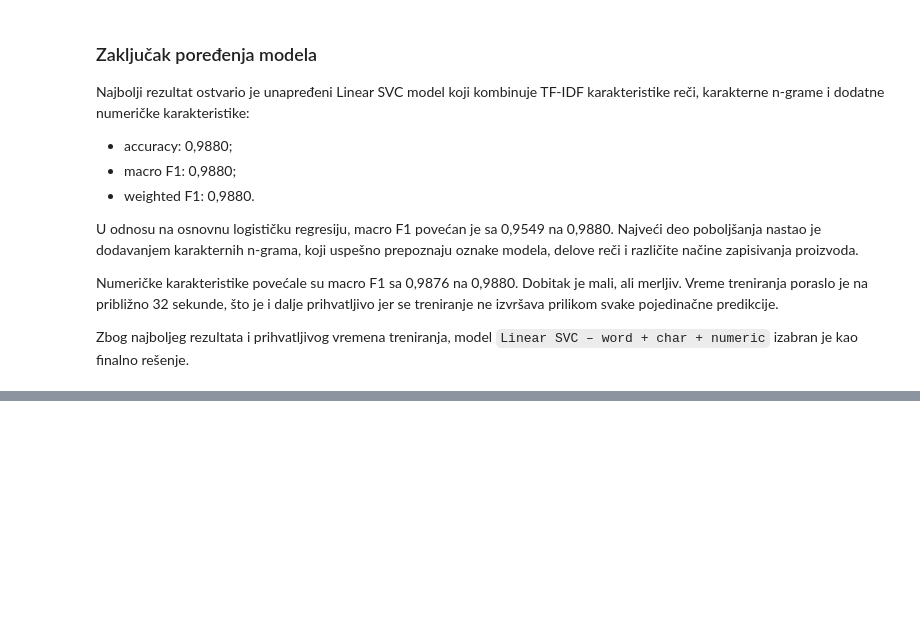
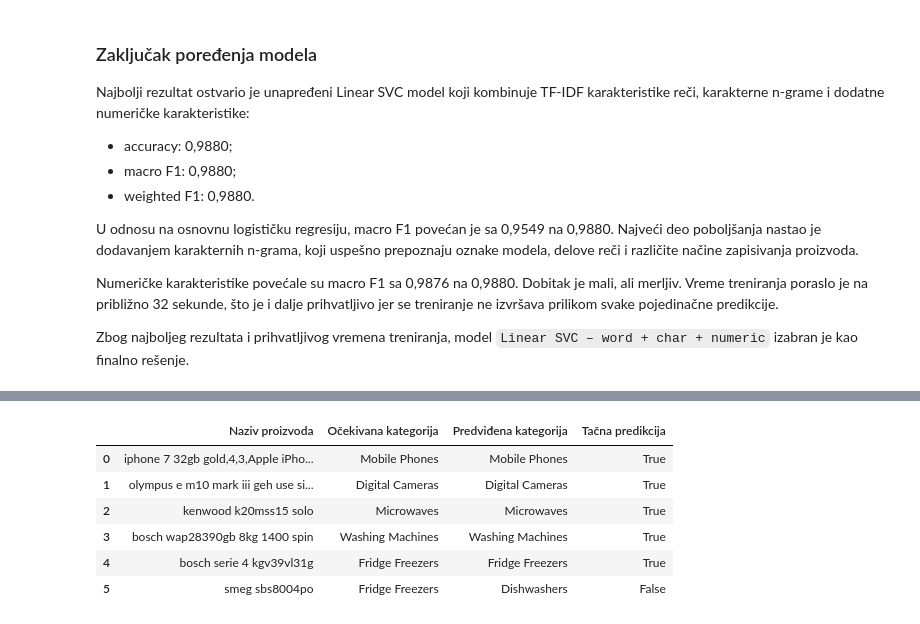
Before and after one commit to stefanstojanovic994/product-category-classifier, a Jupyter notebook: notebooks/product_category_classification.ipynb, the cells around one changed output, grey strips where cells are left out. Cells and saved outputs as stored; diff of their text form; code cells hidden in the pictures; blank space fills up the shorter version.

```diff
--- a/notebooks/product_category_classification.ipynb
+++ b/notebooks/product_category_classification.ipynb
@@ -1356,0 +1524,96 @@ Zbog najboljeg rezultata i prihvatljivog vremena treniranja, model `Linear SVC
+# %%
+def create_title_features(product_titles):
+    """
+    Kreira tekstualne i numeričke karakteristike za nove naslove.
+    """
+    features = pd.DataFrame({
+        "product_title": product_titles
+    })
+
+    features["title_length"] = (
+        features["product_title"].str.len()
+    )
+
+    features["word_count"] = (
+        features["product_title"].str.split().str.len()
+    )
+
+    features["digit_count"] = (
+        features["product_title"].str.count(r"\d")
+    )
+
+    features["contains_number"] = (
+        features["product_title"]
+        .str.contains(r"\d", regex=True)
+        .astype(int)
+    )
+
+    features["special_char_count"] = (
+        features["product_title"]
+        .str.count(r"[^A-Za-z0-9\s]")
+    )
+
+    features["longest_word_length"] = (
+        features["product_title"]
+        .str.split()
+        .apply(lambda words: max(len(word) for word in words))
+    )
+
+    return features
+
+
+# Test naslovi i očekivane kategorije iz zadatka
+manual_test_titles = [
+    "iphone 7 32gb gold,4,3,Apple iPhone 7 32GB",
+    "olympus e m10 mark iii geh use silber",
+    "kenwood k20mss15 solo",
+    "bosch wap28390gb 8kg 1400 spin",
+    "bosch serie 4 kgv39vl31g",
+    "smeg sbs8004po"
+]
+
+expected_categories = [
+    "Mobile Phones",
+    "Digital Cameras",
+    "Microwaves",
+    "Washing Machines",
+    "Fridge Freezers",
+    "Fridge Freezers"
+]
+
+# Kreiranje karakteristika i predikcija
+manual_test_features = create_title_features(
+    manual_test_titles
+)
+
+manual_predictions = enhanced_svc_pipeline.predict(
+    manual_test_features
+)
+
+# Pregled rezultata
+manual_test_results = pd.DataFrame({
+    "Naziv proizvoda": manual_test_titles,
+    "Očekivana kategorija": expected_categories,
+    "Predviđena kategorija": manual_predictions
+})
+
+manual_test_results["Tačna predikcija"] = (
+    manual_test_results["Očekivana kategorija"]
+    == manual_test_results["Predviđena kategorija"]
+)
+
+display(manual_test_results)
+
+print(
+    f"Tačno klasifikovano: "
+    f"{manual_test_results['Tačna predikcija'].sum()} "
+    f"od {len(manual_test_results)} proizvoda"
+)
+# %% [output]
+|  | Naziv proizvoda | Očekivana kategorija | Predviđena kategorija | Tačna predikcija |
+| 0 | iphone 7 32gb gold,4,3,Apple iPho... | Mobile Phones | Mobile Phones | True |
+| 1 | olympus e m10 mark iii geh use si... | Digital Cameras | Digital Cameras | True |
+| 2 | kenwood k20mss15 solo | Microwaves | Microwaves | True |
+| 3 | bosch wap28390gb 8kg 1400 spin | Washing Machines | Washing Machines | True |
+| 4 | bosch serie 4 kgv39vl31g | Fridge Freezers | Fridge Freezers | True |
+| 5 | smeg sbs8004po | Fridge Freezers | Dishwashers | False |
```
Also changed, not shown: parts of 14 cells of this notebook.
